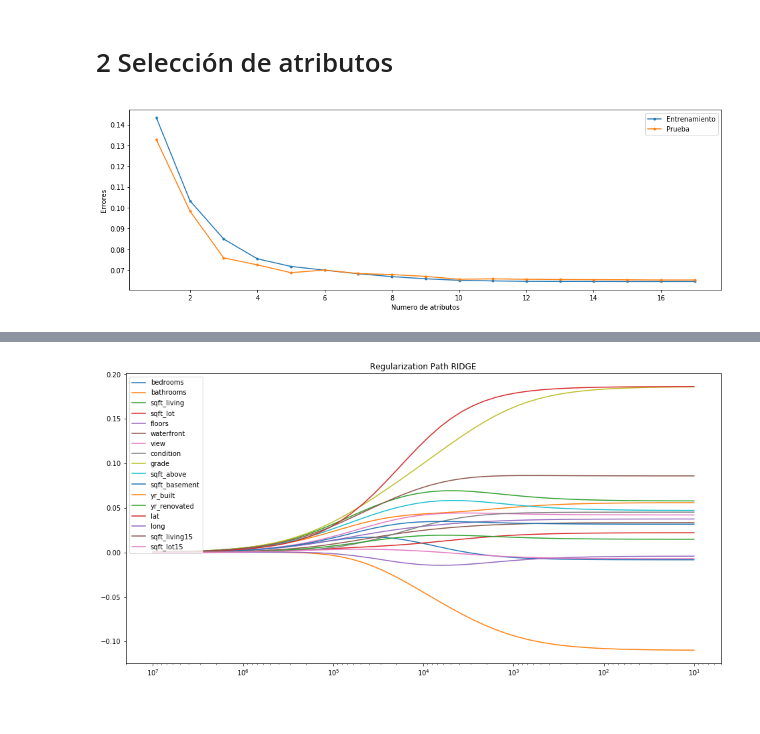
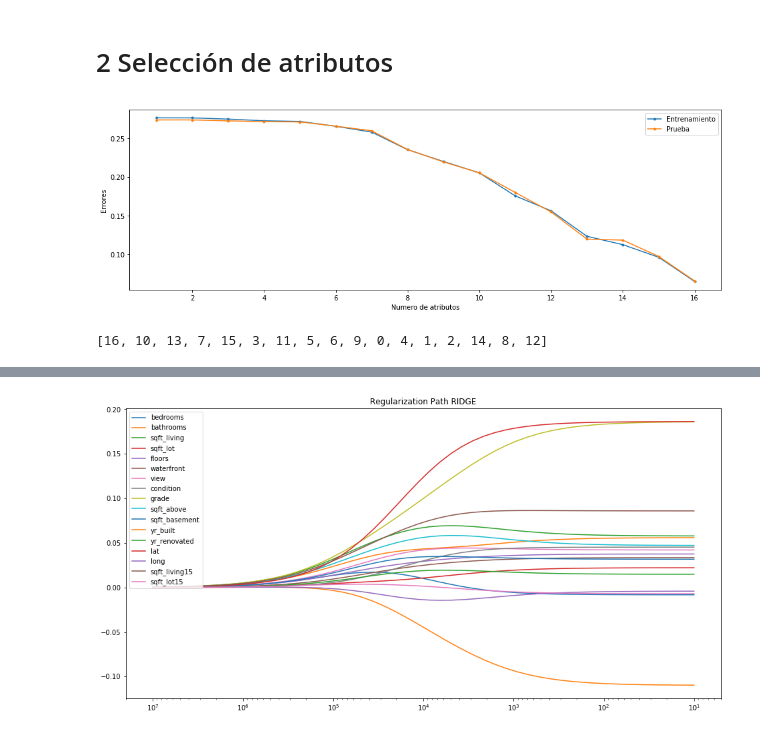
Before and after one commit to fco96/MA-T1, a Jupyter notebook: Tarea 1 - Francisco Olivares - Daniel Pacheco.ipynb, the cells around one changed output, grey strips where cells are left out. Saved outputs shown, nothing was run; the diff lists cells and outputs as text; code cells hidden in the pictures.

```diff
--- a/T1 todo en 1.ipynb
+++ b/Tarea 1 - Francisco Olivares - Daniel Pacheco.ipynb
@@ -295,7 +295,7 @@ Si es razonable la hipótesis de normalidad dado que la gran mayoría de los res
 # %%
 def parte2():
     df = pd.read_csv("kc_house_data.csv")
-    df.drop(['id','date','zipcode',],axis=1,inplace=True)
+    df.drop(['id','date','zipcode','sqft_above'],axis=1,inplace=True)
     scaler = StandardScaler()
     df_scaled = pd.DataFrame(scaler.fit_transform(df), columns=df.columns)
     df_scaled['price'] = np.log(df['price'])
@@ -343,34 +343,60 @@ def parte2():
                 mse_test = np.mean(np.power(residuoTest, 2))
 
                 rmse_candidate = np.sqrt(sum(np.power(residuals_train, 2)) * (1.0/len(residuals_train)))
-                score_candidates.append((mse_candidate, candidate, mse_test))
+
+                #=========================================================================================
+                #SE PROCEDE A SACAR EL Z-SCORE
+                #=========================================================================================
+                pesos = modeloEntrenado.coef_ #el vector beta
+
+                yEstimado = predictions_train
+                yReal = y
+
+                #Procedo a estimar la desviación estandar
+                std = np.sqrt(sum(map(lambda x: x**2, (yReal - yEstimado)))) / (len(yReal) - len(pesos))
+
+                #Procedo a sacar la diagonal de la pseudo matriz de covarianzas
+                MatrizXTX = np.dot(np.asarray(x_train).T , np.asarray(x_train))
+
+                V = np.linalg.inv(MatrizXTX).diagonal()
+
+                zScore = list()
+                for i in range(len(pesos)):
+                    zScore.append(abs(pesos[i] / (std * np.sqrt( V[i] ))))
+                zScore = sum(zScore)
+                #==========================================================================================
+                #FIN DEL CALCULO DEL Z-SCORE
+                #==========================================================================================
+
+                score_candidates.append((zScore, mse_candidate, candidate, mse_test))
 
             score_candidates.sort()
             score_candidates[:] = score_candidates[::-1]
-            best_new_score, best_candidate, errorDePrueba = score_candidates.pop()
+            _, best_new_score, best_candidate, errorDePrueba = score_candidates.pop()
 
             erroresEntrenamiento.append(best_new_score)
             erroresPrueba.append(errorDePrueba)
 
             remaining.remove(best_candidate)
             selected.append(best_candidate)
             #print ("selected = %s ..."%names_x[best_candidate])
             #print ("totalvars=%d, rmse = %f"%(len(indexes),best_new_score))
 
         plt.figure(figsize = (16, 5))
 
         plt.plot(ejeX, erroresEntrenamiento, ".-")
         plt.plot(ejeX, erroresPrueba, ".-")
 
         plt.legend(["Entrenamiento", "Prueba"])
         plt.xlabel("Numero de atributos")
         plt.ylabel("Errores")
 
         plt.show()
 
         return selected
     names_regressors = Xtrain.columns[:-1] #without intercept
-    fss(Xtrain.as_matrix(),ytrain.as_matrix(),names_regressors)
+    print(fss(Xtrain.as_matrix(),ytrain.as_matrix(),names_regressors))
 parte2()
 # %% [output]
-[figure, old version]
+[figure, new version]
+[16, 10, 13, 7, 15, 3, 11, 5, 6, 9, 0, 4, 1, 2, 14, 8, 12]
```
Also changed, not shown: parts of 3 cells of this notebook.
